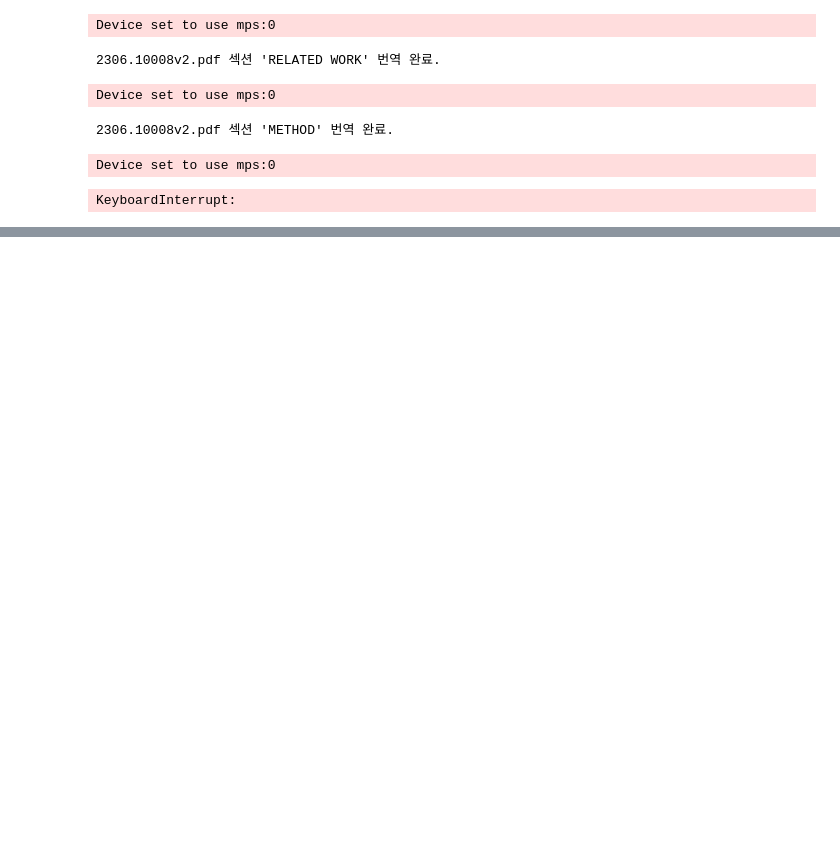
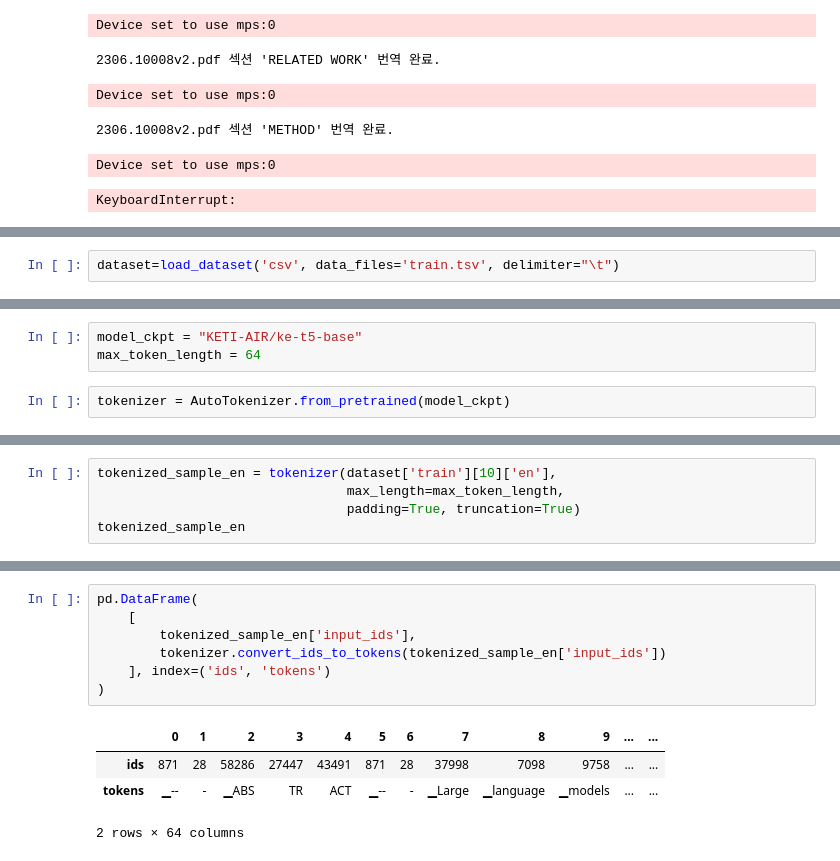
Before and after one commit to bean980310/OCR, a Jupyter notebook: notebook/notebook.ipynb, the cells around one changed output, grey strips where cells are left out. Drawn from its saved outputs; the diff is of its cells as text; blank space fills up the shorter version.

```diff
--- a/notebook/notebook.ipynb
+++ b/notebook/notebook.ipynb
@@ -777,0 +980,2 @@ KeyboardInterrupt:
+# %%
+dataset=load_dataset('csv', data_files='train.tsv', delimiter="\t")
@@ -777,0 +1011,5 @@ KeyboardInterrupt:
+# %%
+model_ckpt = "KETI-AIR/ke-t5-base"
+max_token_length = 64
+# %%
+tokenizer = AutoTokenizer.from_pretrained(model_ckpt)
@@ -777,0 +1021,5 @@ KeyboardInterrupt:
+# %%
+tokenized_sample_en = tokenizer(dataset['train'][10]['en'],
+                                max_length=max_token_length,
+                                padding=True, truncation=True)
+tokenized_sample_en
@@ -777,0 +1041,12 @@ KeyboardInterrupt:
+# %%
+pd.DataFrame(
+    [
+        tokenized_sample_en['input_ids'],
+        tokenizer.convert_ids_to_tokens(tokenized_sample_en['input_ids'])
+    ], index=('ids', 'tokens')
+)
+# %% [output]
+|  | 0 | 1 | 2 | 3 | 4 | 5 | 6 | 7 | 8 | 9 | ... | ... |
+| ids | 871 | 28 | 58286 | 27447 | 43491 | 871 | 28 | 37998 | 7098 | 9758 | ... | ... |
+| tokens | ▁-- | - | ▁ABS | TR | ACT | ▁-- | - | ▁Large | ▁language | ▁models | ... | ... |
+2 rows × 64 columns
```
Also changed, not shown: parts of 43 cells of this notebook, 3 other files.
